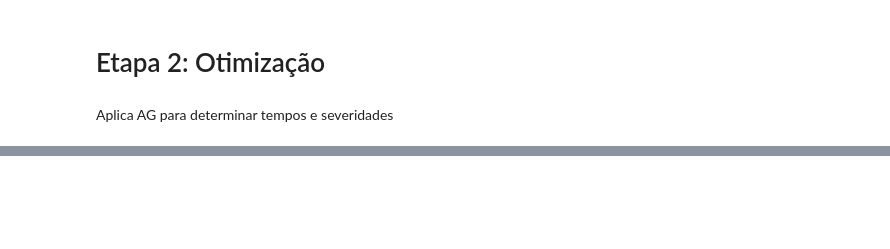
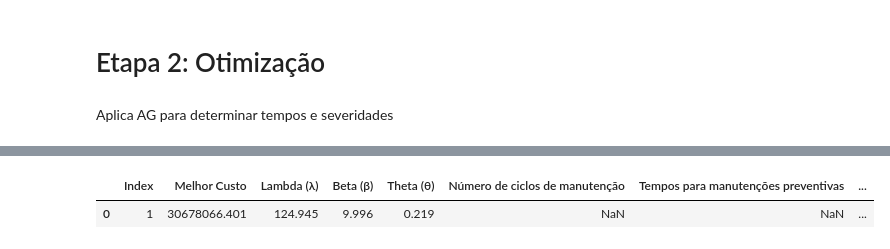
Before and after one commit to uervitonsantos/Otimizacao-Politicaca-Manutencao-Preventiva-Imperfeita, a Jupyter notebook: Otimização_Ag_política_de_manutenção_preventiva_imperfeita_v11.ipynb, the cells around one changed output, grey strips where cells are left out. Cells and saved outputs as stored; diff of their text form; code cells hidden in the pictures; blank space fills up the shorter version.

```diff
--- a/Otimização_Ag_política_de_manutenção_preventiva_imperfeita_v11.ipynb
+++ b/Otimização_Ag_política_de_manutenção_preventiva_imperfeita_v11.ipynb
@@ -645,3 +649,10 @@ with open(nome_arquivo, 'a+', newline='') as arquivo_csv:
 
     # Escrever os valores atuais
     writer.writerow(valores_atuais)
+# %%
+# Leitura dos dados de tempo de falha para 4 cenarios de exemplo
+df = pd.read_csv('/content/drive/MyDrive/datasets/resultados_optimizacao/resultados_ag/cenario_TESTE.csv', sep=",")
+df.head()
+# %% [output]
+|  | Index | Melhor Custo | Lambda (λ) | Beta (β) | Theta (θ) | Número de ciclos de manutenção | Tempos para manutenções preventivas | ... |
+| 0 | 1 | 30678066.401 | 124.945 | 9.996 | 0.219 | NaN | NaN | ... |
```
Also changed, not shown: parts of 12 cells of this notebook.
